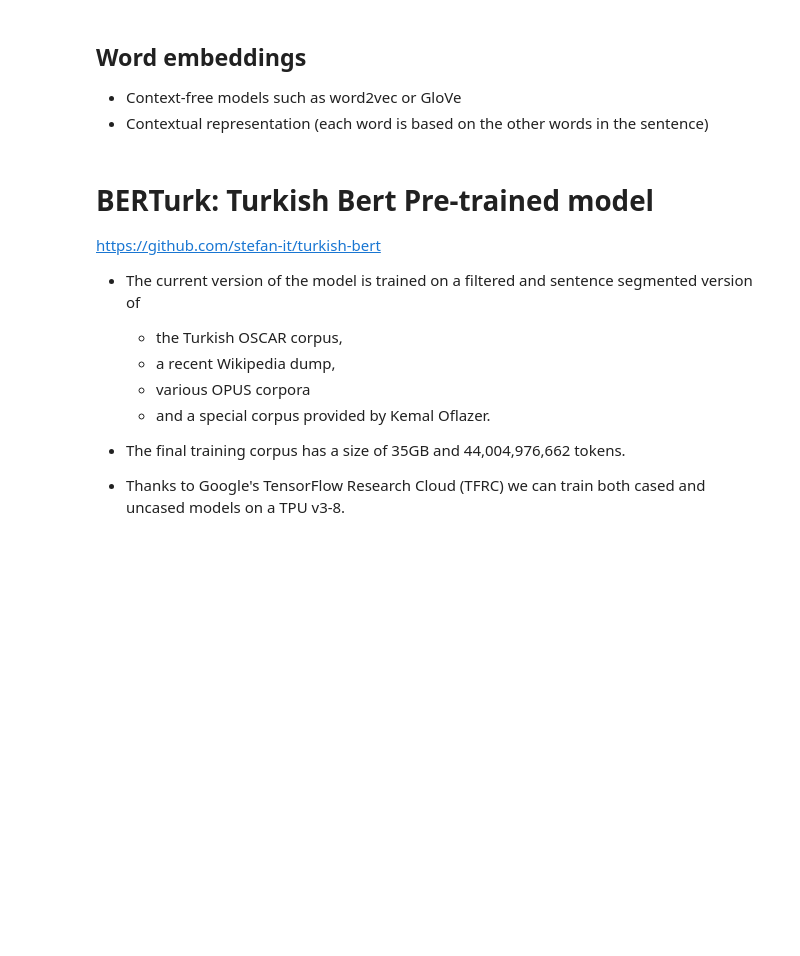
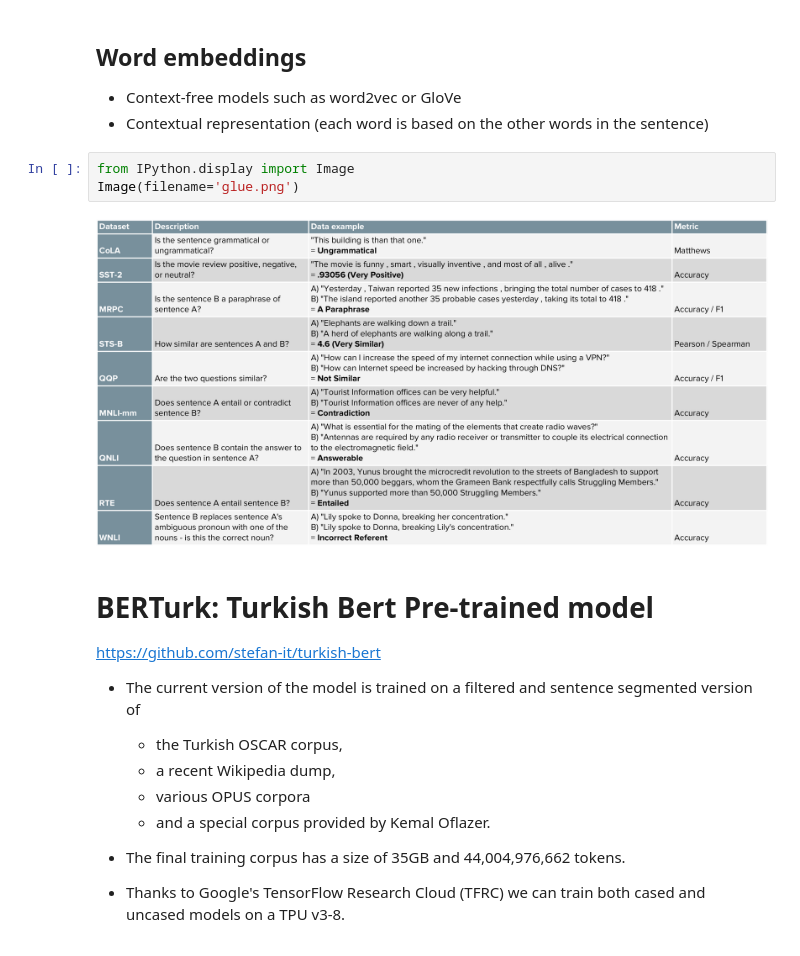
Before and after one commit to savasy/Turkish-Bert-NLP-Pipeline, a Jupyter notebook: Turkish NLP Pipeline Presentation.ipynb, the cells around one changed output. Cells and saved outputs as stored; diff of their text form; blank space fills up the shorter version.

```diff
--- a/Turkish NLP Pipeline Presentation.ipynb
+++ b/Turkish NLP Pipeline Presentation.ipynb
@@ -77,6 +77,11 @@ Image(filename='bert.png')
 ## Word embeddings
 * Context-free models such as word2vec or GloVe
 * Contextual representation (each word is based on the other words in the sentence)
+# %%
+from IPython.display import Image
+Image(filename='glue.png')
+# %% [output]
+[figure, added]
 # %% [markdown]
 # BERTurk: Turkish Bert Pre-trained model
 https://github.com/stefan-it/turkish-bert
```
Also changed, not shown: parts of 14 cells of this notebook, 2 other files.
